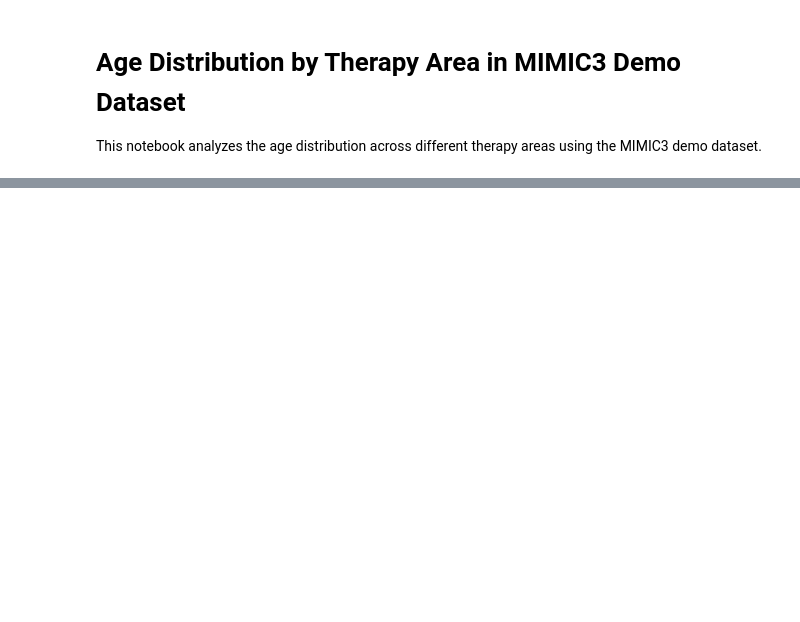
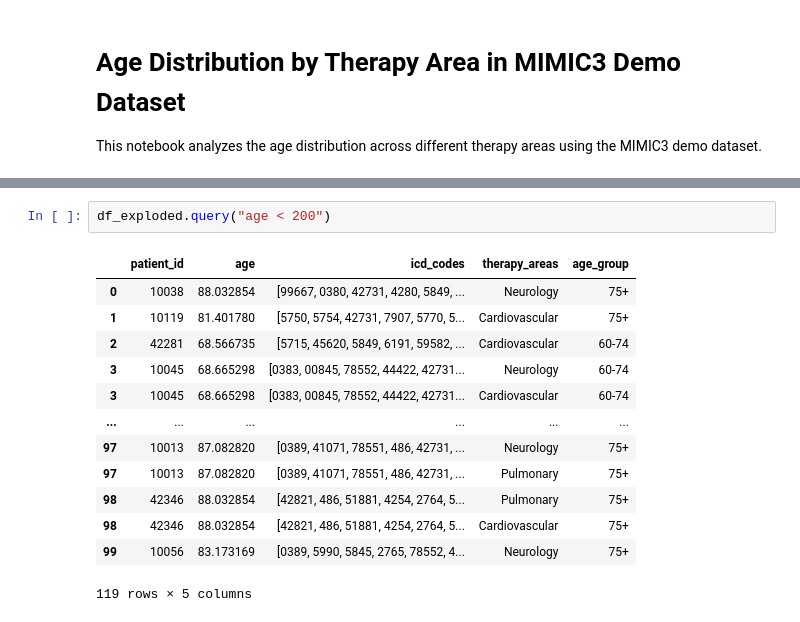
Before and after one commit to dalloliogm/PyHealth, a Jupyter notebook: mimic3_age_therapy_histogram.ipynb, the cells around one changed output, grey strips where cells are left out. Cells and saved outputs as stored; diff of their text form; blank space fills up the shorter version.

```diff
--- a/mimic3_age_therapy_histogram.ipynb
+++ b/mimic3_age_therapy_histogram.ipynb
@@ -161,0 +231,16 @@ print(df_exploded['therapy_areas'].value_counts())
+# %%
+df_exploded.query("age < 200")
+# %% [output]
+|  | patient_id | age | icd_codes | therapy_areas | age_group |
+| 0 | 10038 | 88.032854 | [99667, 0380, 42731, 4280, 5849, ... | Neurology | 75+ |
+| 1 | 10119 | 81.401780 | [5750, 5754, 42731, 7907, 5770, 5... | Cardiovascular | 75+ |
+| 2 | 42281 | 68.566735 | [5715, 45620, 5849, 6191, 59582, ... | Cardiovascular | 60-74 |
+| 3 | 10045 | 68.665298 | [0383, 00845, 78552, 44422, 42731... | Neurology | 60-74 |
+| 3 | 10045 | 68.665298 | [0383, 00845, 78552, 44422, 42731... | Cardiovascular | 60-74 |
+| ... | ... | ... | ... | ... | ... |
+| 97 | 10013 | 87.082820 | [0389, 41071, 78551, 486, 42731, ... | Neurology | 75+ |
+| 97 | 10013 | 87.082820 | [0389, 41071, 78551, 486, 42731, ... | Pulmonary | 75+ |
+| 98 | 42346 | 88.032854 | [42821, 486, 51881, 4254, 2764, 5... | Pulmonary | 75+ |
+| 98 | 42346 | 88.032854 | [42821, 486, 51881, 4254, 2764, 5... | Cardiovascular | 75+ |
+| 99 | 10056 | 83.173169 | [0389, 5990, 5845, 2765, 78552, 4... | Neurology | 75+ |
+119 rows × 5 columns
```
Also changed, not shown: parts of 9 cells of this notebook, 3 other files.
